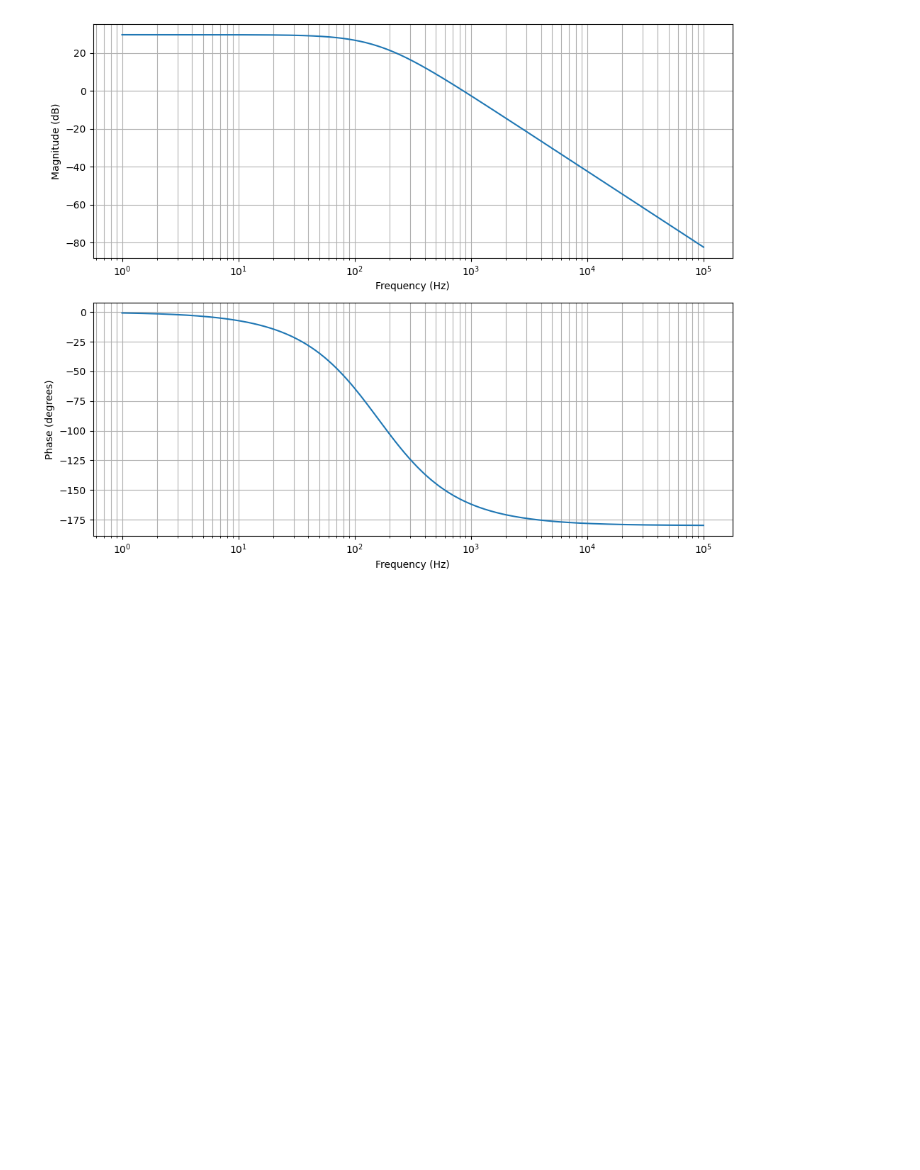
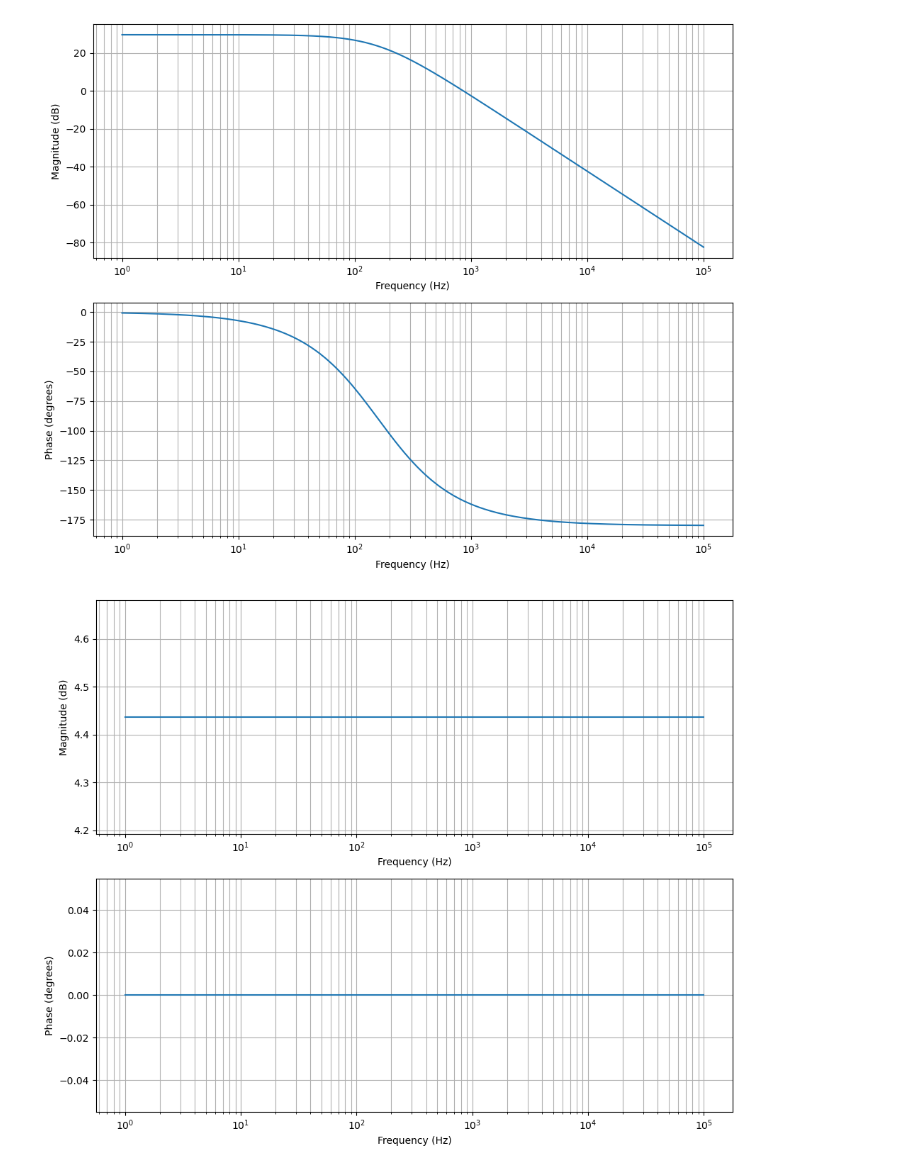
Before and after one commit to s-n-sharma/analog, a Jupyter notebook: src/circuit/circuitTest.ipynb, the cells around one changed output. Saved outputs shown, nothing was run; the diff lists cells and outputs as text; code cells hidden in the pictures; blank space fills up the shorter version.

```diff
--- a/src/circuit/circuitTest.ipynb
+++ b/src/circuit/circuitTest.ipynb
@@ -293,3 +196,12 @@ v = VectorizedPlotter(T.circuit, T.VOUT)
 v.plot_bode()
 # %% [output]
 [figure]
+# %%
+from translator import Translator
+from plotter import Plotter
+
+T = Translator("testCircuit4.sp")
+v = Plotter(T.circuit, T.VOUT)
+v.plot_bode()
+# %% [output]
+[figure, added]
```
Also changed, not shown: parts of 8 cells of this notebook, 17 other files.
